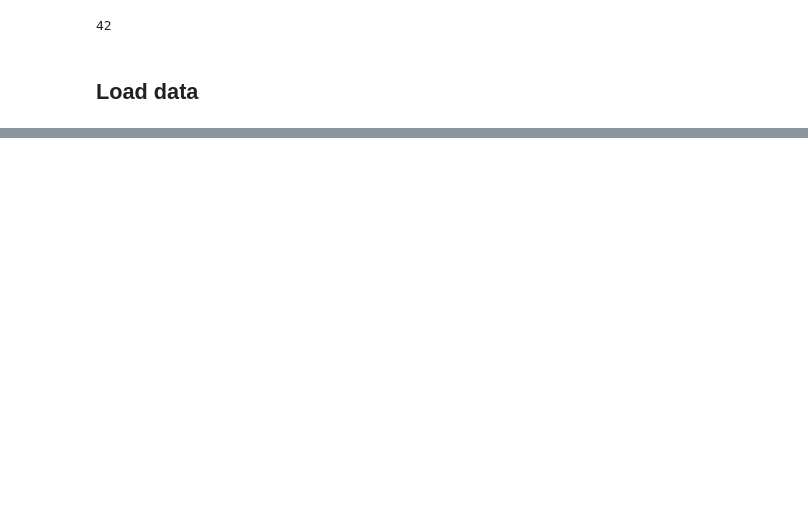
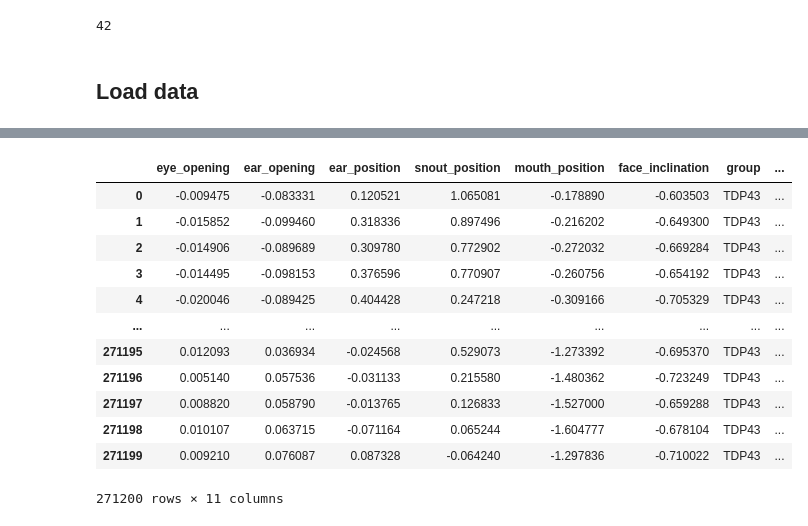
Before and after one commit to sorenorm/FaceQuant, a Jupyter notebook: faceQuant.ipynb, the cells around one changed output, grey strips where cells are left out. Cells and saved outputs as stored; diff of their text form; code cells hidden in the pictures; blank space fills up the shorter version.

```diff
--- a/faceQuant.ipynb
+++ b/faceQuant.ipynb
@@ -307,3 +281,19 @@ plt.show()
+# %%
+fq_df
+# %% [output]
+|  | eye_opening | ear_opening | ear_position | snout_position | mouth_position | face_inclination | group | ... |
+| 0 | -0.009475 | -0.083331 | 0.120521 | 1.065081 | -0.178890 | -0.603503 | TDP43 | ... |
+| 1 | -0.015852 | -0.099460 | 0.318336 | 0.897496 | -0.216202 | -0.649300 | TDP43 | ... |
+| 2 | -0.014906 | -0.089689 | 0.309780 | 0.772902 | -0.272032 | -0.669284 | TDP43 | ... |
+| 3 | -0.014495 | -0.098153 | 0.376596 | 0.770907 | -0.260756 | -0.654192 | TDP43 | ... |
+| 4 | -0.020046 | -0.089425 | 0.404428 | 0.247218 | -0.309166 | -0.705329 | TDP43 | ... |
+| ... | ... | ... | ... | ... | ... | ... | ... | ... |
+| 271195 | 0.012093 | 0.036934 | -0.024568 | 0.529073 | -1.273392 | -0.695370 | TDP43 | ... |
+| 271196 | 0.005140 | 0.057536 | -0.031133 | 0.215580 | -1.480362 | -0.723249 | TDP43 | ... |
+| 271197 | 0.008820 | 0.058790 | -0.013765 | 0.126833 | -1.527000 | -0.659288 | TDP43 | ... |
+| 271198 | 0.010107 | 0.063715 | -0.071164 | 0.065244 | -1.604777 | -0.678104 | TDP43 | ... |
+| 271199 | 0.009210 | 0.076087 | 0.087328 | -0.064240 | -1.297836 | -0.710022 | TDP43 | ... |
+271200 rows × 11 columns
 # %%
 import matplotlib.pyplot as plt
 import numpy as np
```
Also changed, not shown: parts of 13 cells of this notebook, 11 other files.
